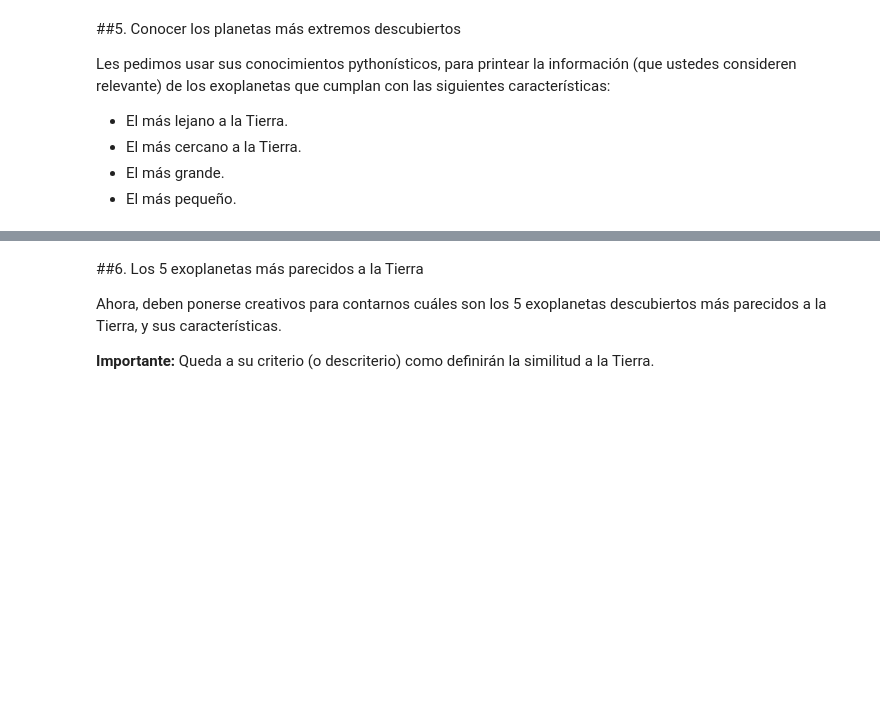
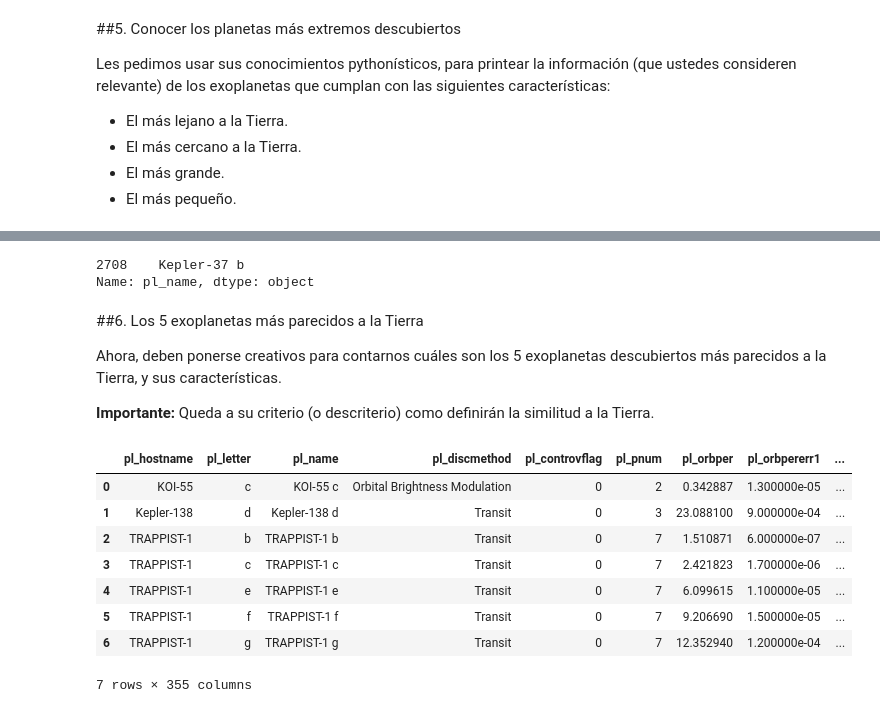
Before and after one commit to SimonSanfeliu/minitarea3, a Jupyter notebook: minitarea3.ipynb, the cells around one changed output, grey strips where cells are left out. Cells and saved outputs as stored; diff of their text form; code cells hidden in the pictures; blank space fills up the shorter version.

```diff
--- a/minitarea3.ipynb
+++ b/minitarea3.ipynb
@@ -320,3 +338,8 @@ Name: pl_eqt, dtype: float64 [K]
+# %%
+exo[4]['pl_name']
+# %% [output]
+2708    Kepler-37 b
+Name: pl_name, dtype: object
 # %% [markdown]
 ##6. Los 5 exoplanetas más parecidos a la Tierra
 
@@ -327,0 +349,20 @@ Ahora, deben ponerse creativos para contarnos cuáles son los 5 exoplanetas desc
+# %%
+# Trabajen
+#Requisitos para ser parecidos: masa y radio.
+#Masa = 1 Tierra
+#Radio = 1 radio terrestre
+
+m = planetas[planetas['pl_masse'].round() == 1]
+r = planetas[planetas['pl_rade'].round() == 1]
+
+inter1 = pd.merge(m,r, how= 'inner')
+# %% [output]
+|  | pl_hostname | pl_letter | pl_name | pl_discmethod | pl_controvflag | pl_pnum | pl_orbper | pl_orbpererr1 | ... |
+| 0 | KOI-55 | c | KOI-55 c | Orbital Brightness Modulation | 0 | 2 | 0.342887 | 1.300000e-05 | ... |
+| 1 | Kepler-138 | d | Kepler-138 d | Transit | 0 | 3 | 23.088100 | 9.000000e-04 | ... |
+| 2 | TRAPPIST-1 | b | TRAPPIST-1 b | Transit | 0 | 7 | 1.510871 | 6.000000e-07 | ... |
+| 3 | TRAPPIST-1 | c | TRAPPIST-1 c | Transit | 0 | 7 | 2.421823 | 1.700000e-06 | ... |
+| 4 | TRAPPIST-1 | e | TRAPPIST-1 e | Transit | 0 | 7 | 6.099615 | 1.100000e-05 | ... |
+| 5 | TRAPPIST-1 | f | TRAPPIST-1 f | Transit | 0 | 7 | 9.206690 | 1.500000e-05 | ... |
+| 6 | TRAPPIST-1 | g | TRAPPIST-1 g | Transit | 0 | 7 | 12.352940 | 1.200000e-04 | ... |
+7 rows × 355 columns
```
Also changed, not shown: parts of 4 cells of this notebook.
